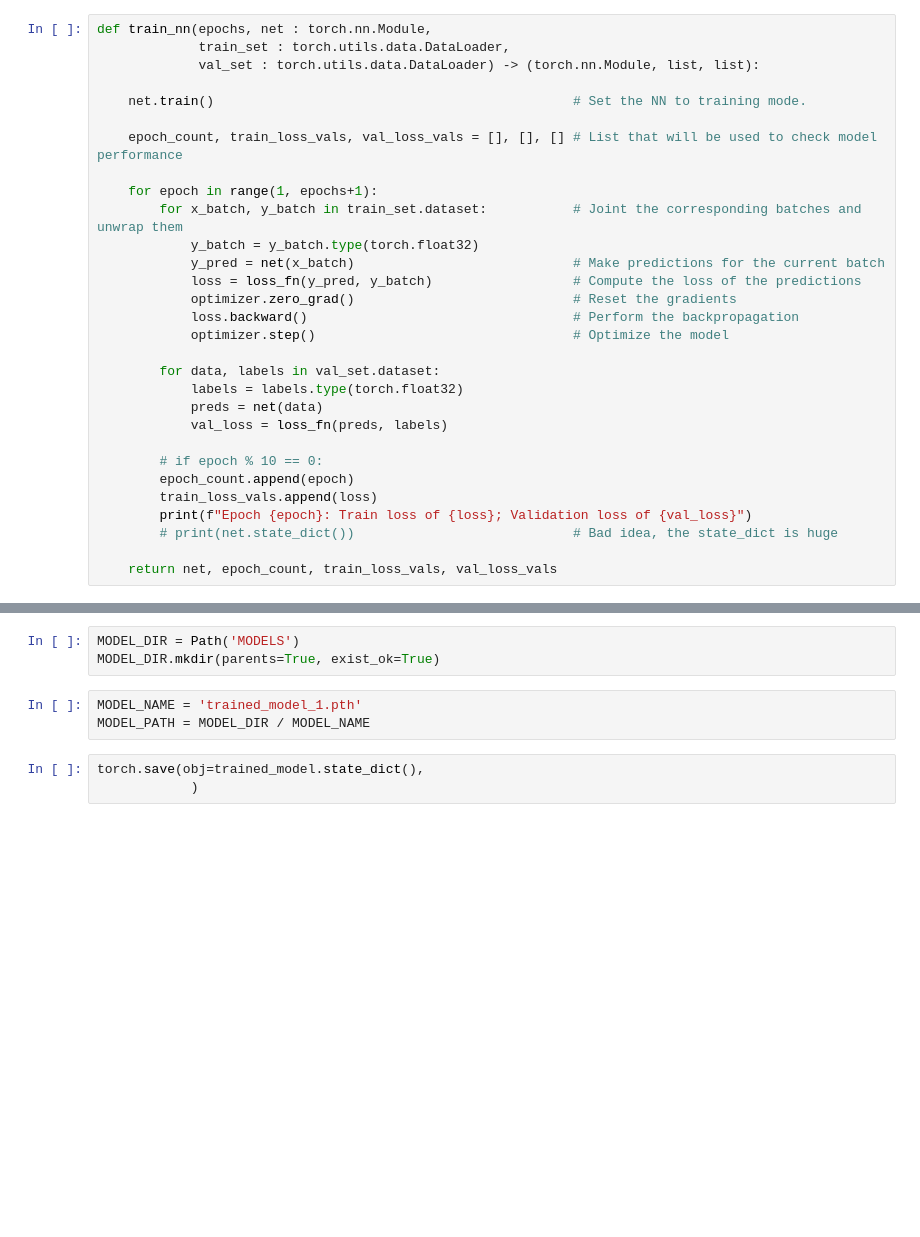
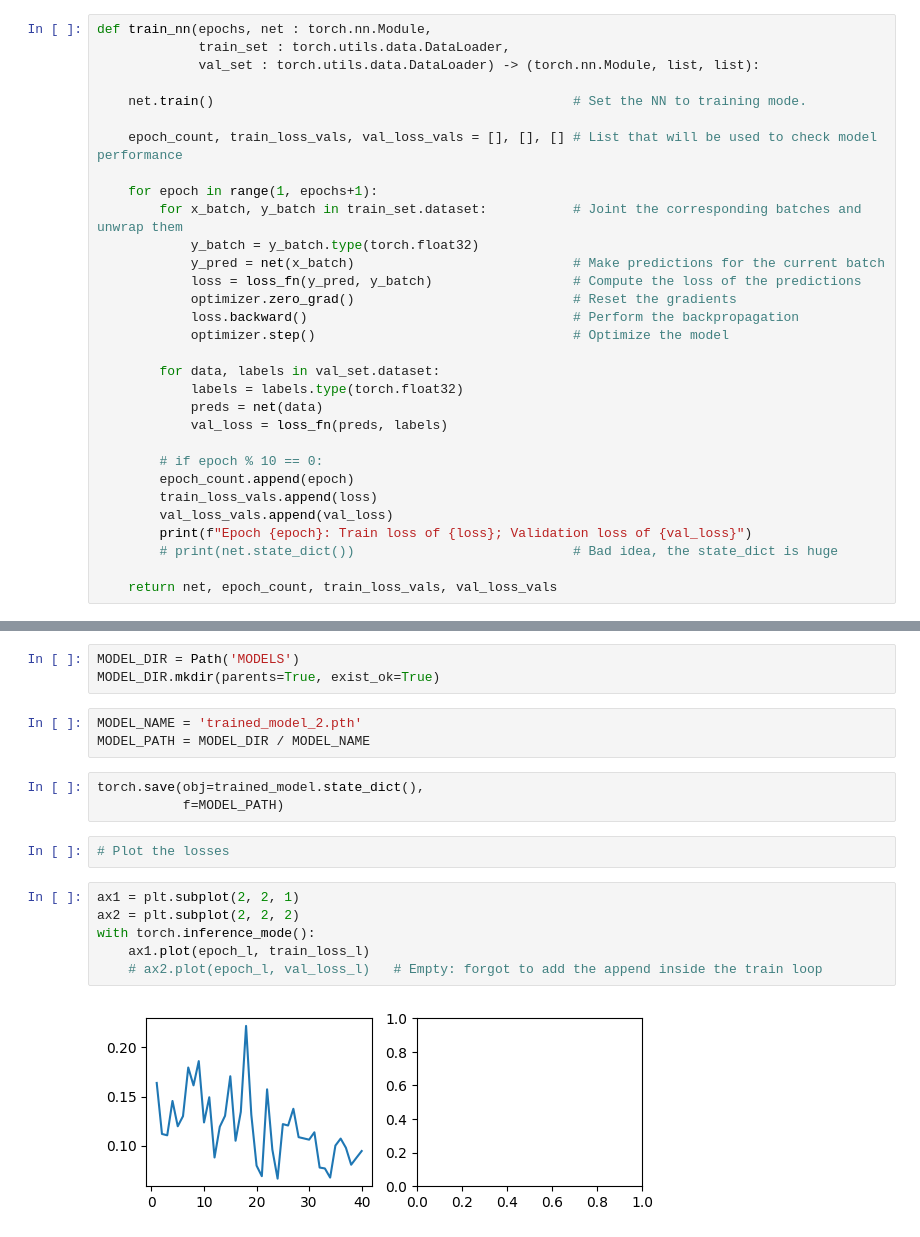
Before and after one commit to jjmmchema/MemeVSNotMeme, a Jupyter notebook: img_classification.ipynb, the cells around one changed output, grey strips where cells are left out. Drawn from its saved outputs; the diff is of its cells as text; blank space fills up the shorter version.

```diff
--- a/img_classification.ipynb
+++ b/img_classification.ipynb
@@ -154,6 +154,7 @@ def train_nn(epochs, net : torch.nn.Module,
         # if epoch % 10 == 0:
         epoch_count.append(epoch)
         train_loss_vals.append(loss)
+        val_loss_vals.append(val_loss)
         print(f"Epoch {epoch}: Train loss of {loss}; Validation loss of {val_loss}")
         # print(net.state_dict())                            # Bad idea, the state_dict is huge
 
@@ -184,8 +185,18 @@ Epoch 40: Train loss of 0.0946149080991745; Validation loss of 0.078797802329063
 MODEL_DIR = Path('MODELS')
 MODEL_DIR.mkdir(parents=True, exist_ok=True)
 # %%
-MODEL_NAME = 'trained_model_1.pth'
+MODEL_NAME = 'trained_model_2.pth'
 MODEL_PATH = MODEL_DIR / MODEL_NAME
 # %%
 torch.save(obj=trained_model.state_dict(),
-            )
+           f=MODEL_PATH)
+# %%
+# Plot the losses
+# %%
+ax1 = plt.subplot(2, 2, 1)
+ax2 = plt.subplot(2, 2, 2)
+with torch.inference_mode():
+    ax1.plot(epoch_l, train_loss_l)
+    # ax2.plot(epoch_l, val_loss_l)   # Empty: forgot to add the append inside the train loop
+# %% [output]
+[figure, added]
```
Also changed, not shown: parts of 1 cell of this notebook.
